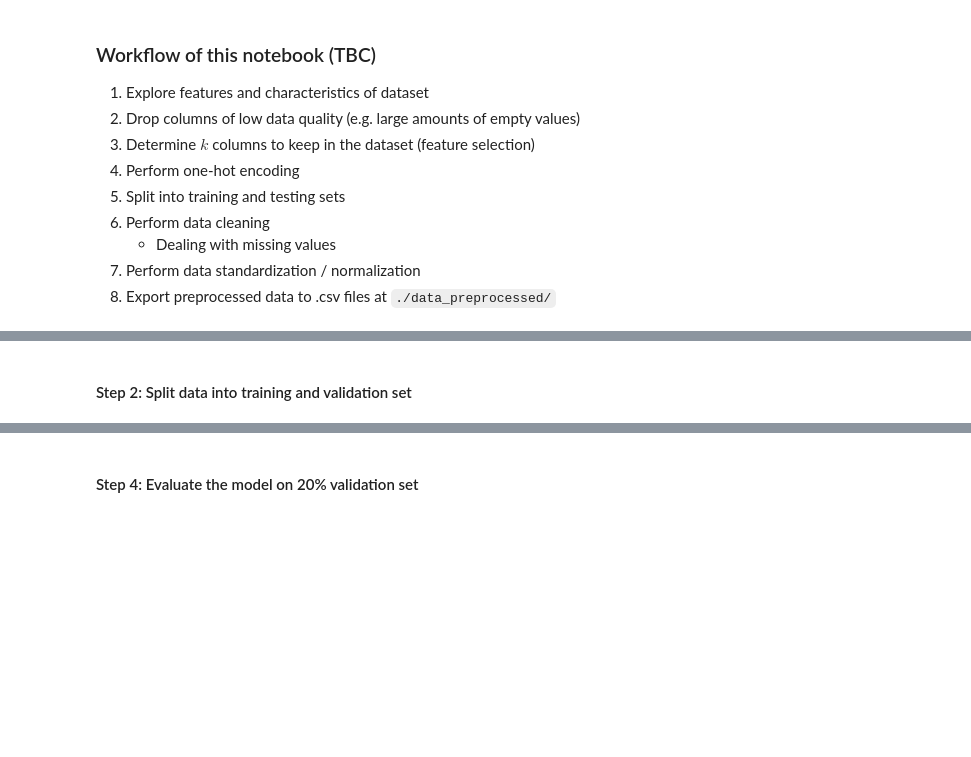
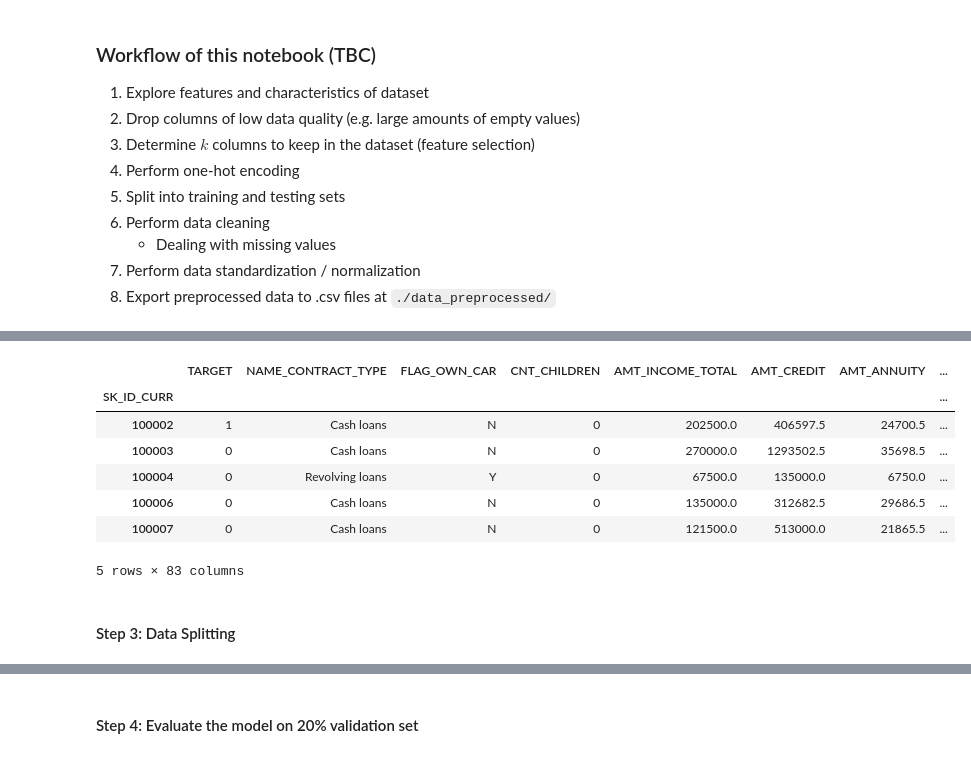
Before and after one commit to owen-hwlee/isom3360_project_credit_card_defaultee_analysis, a Jupyter notebook: models/naive_bayes.ipynb, the cells around one changed output, grey strips where cells are left out. Cells and saved outputs as stored; diff of their text form; code cells hidden in the pictures; blank space fills up the shorter version.

```diff
--- a/models/naive_bayes.ipynb
+++ b/models/naive_bayes.ipynb
@@ -36,2 +104,20 @@ we will use all the train data (891 examples) to construct the tree and evaluate
+# %%
+raw_df['DAYS_LAST_PHONE_CHANGE'].fillna(raw_df['DAYS_LAST_PHONE_CHANGE'].mean(), inplace=True)
+# %%
+# Remove apparent null and useless columns
+raw_df.dropna(axis=1, inplace=True)
+# %%
+raw_df.head()
+# %% [output]
+|  | TARGET | NAME_CONTRACT_TYPE | FLAG_OWN_CAR | CNT_CHILDREN | AMT_INCOME_TOTAL | AMT_CREDIT | AMT_ANNUITY | ... |
+| SK_ID_CURR |  |  |  |  |  |  |  | ... |
+| 100002 | 1 | Cash loans | N | 0 | 202500.0 | 406597.5 | 24700.5 | ... |
+| 100003 | 0 | Cash loans | N | 0 | 270000.0 | 1293502.5 | 35698.5 | ... |
+| 100004 | 0 | Revolving loans | Y | 0 | 67500.0 | 135000.0 | 6750.0 | ... |
+| 100006 | 0 | Cash loans | N | 0 | 135000.0 | 312682.5 | 29686.5 | ... |
+| 100007 | 0 | Cash loans | N | 0 | 121500.0 | 513000.0 | 21865.5 | ... |
+5 rows × 83 columns
+# %% [markdown]
+#### Step 3: Data Splitting
 # %%
 # define independent variables / attirbutes / features
@@ -47,5 +132,3 @@ X.info()
-# %% [markdown]
-#### Step 2: Split data into training and validation set
 # %%
 # import train split function
 from sklearn.model_selection import train_test_split
```
Also changed, not shown: parts of 14 cells of this notebook, 2 other files.
